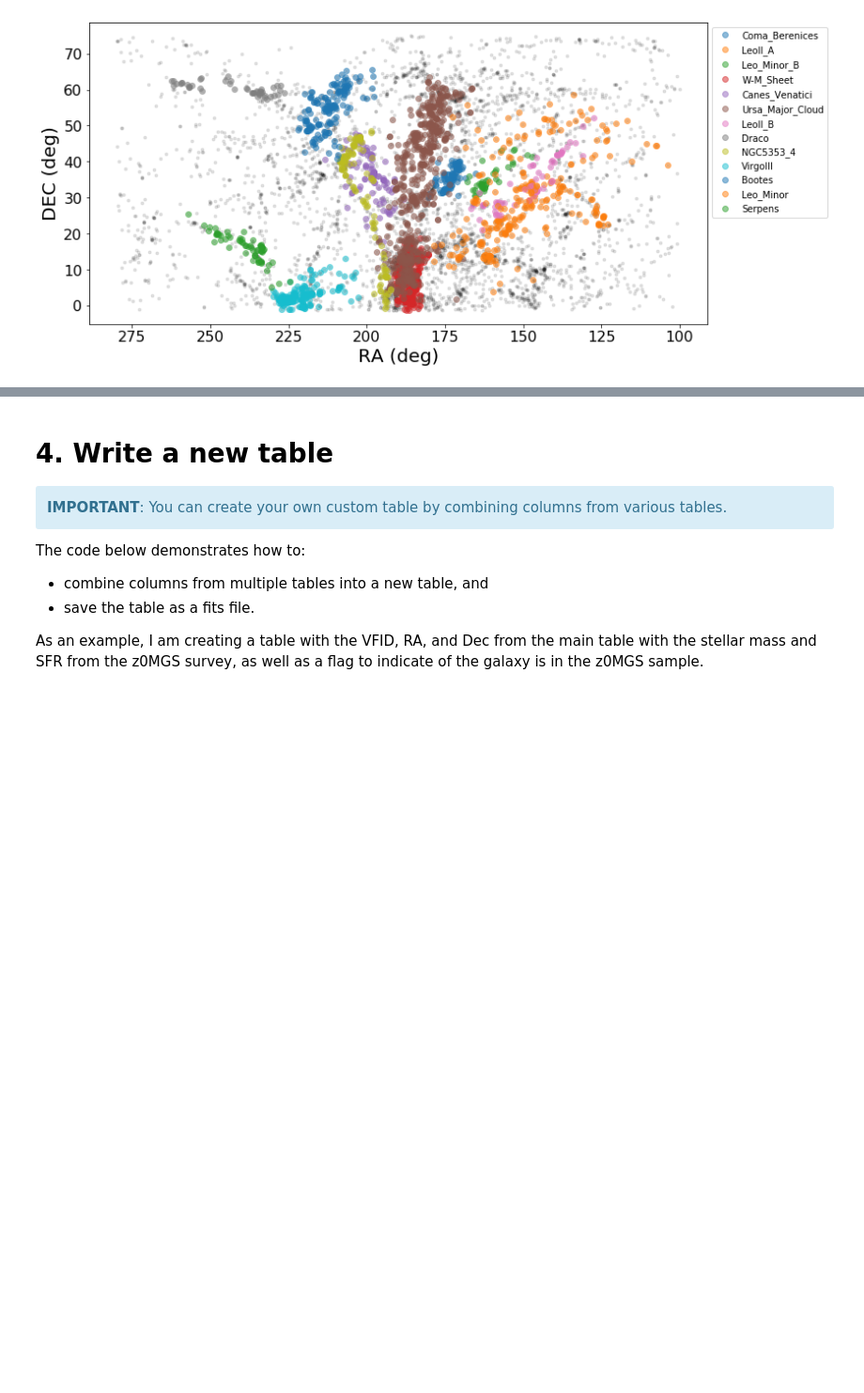
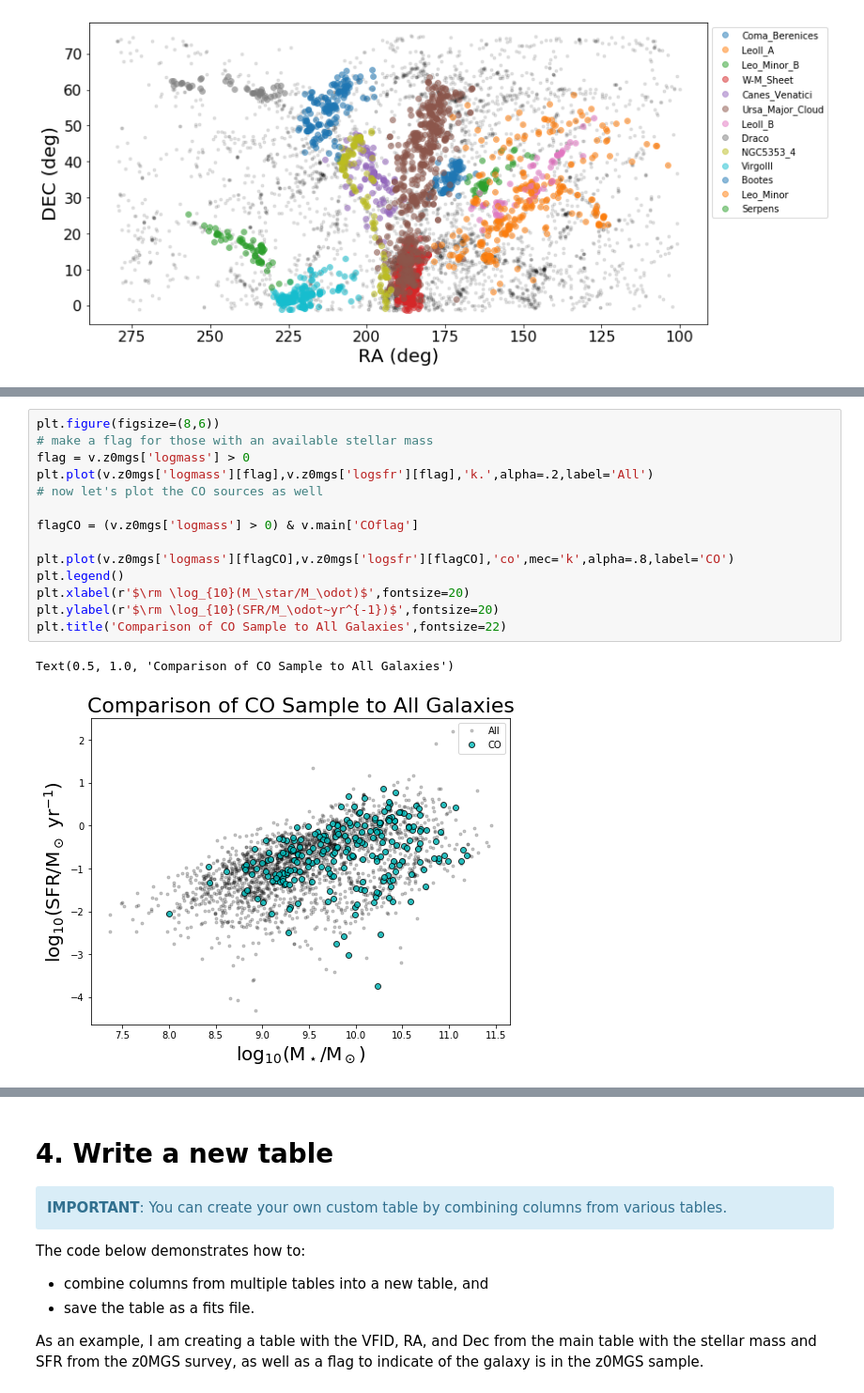
Before and after one commit to rfinn/Virgo, a Jupyter notebook: notebooks/using-vf-catalogs.ipynb, the cells around one changed output, grey strips where cells are left out. Shown: that part at 94% size. Cells and saved outputs as stored; diff of their text form; blank space fills up the shorter version.

```diff
--- a/notebooks/using-vf-catalogs.ipynb
+++ b/notebooks/using-vf-catalogs.ipynb
@@ -327,0 +358,17 @@ plt.yticks(fontsize=16)
+# %%
+plt.figure(figsize=(8,6))
+# make a flag for those with an available stellar mass
+flag = v.z0mgs['logmass'] > 0
+plt.plot(v.z0mgs['logmass'][flag],v.z0mgs['logsfr'][flag],'k.',alpha=.2,label='All')
+# now let's plot the CO sources as well
+
+flagCO = (v.z0mgs['logmass'] > 0) & v.main['COflag']
+
+plt.plot(v.z0mgs['logmass'][flagCO],v.z0mgs['logsfr'][flagCO],'co',mec='k',alpha=.8,label='CO')
+plt.legend()
+plt.xlabel(r'$\rm \log_{10}(M_\star/M_\odot)$',fontsize=20)
+plt.ylabel(r'$\rm \log_{10}(SFR/M_\odot~yr^{-1})$',fontsize=20)
+plt.title('Comparison of CO Sample to All Galaxies',fontsize=22)
+# %% [output]
+Text(0.5, 1.0, 'Comparison of CO Sample to All Galaxies')
+[figure, added]
```
Also changed, not shown: parts of 6 cells of this notebook, 2 other files.
